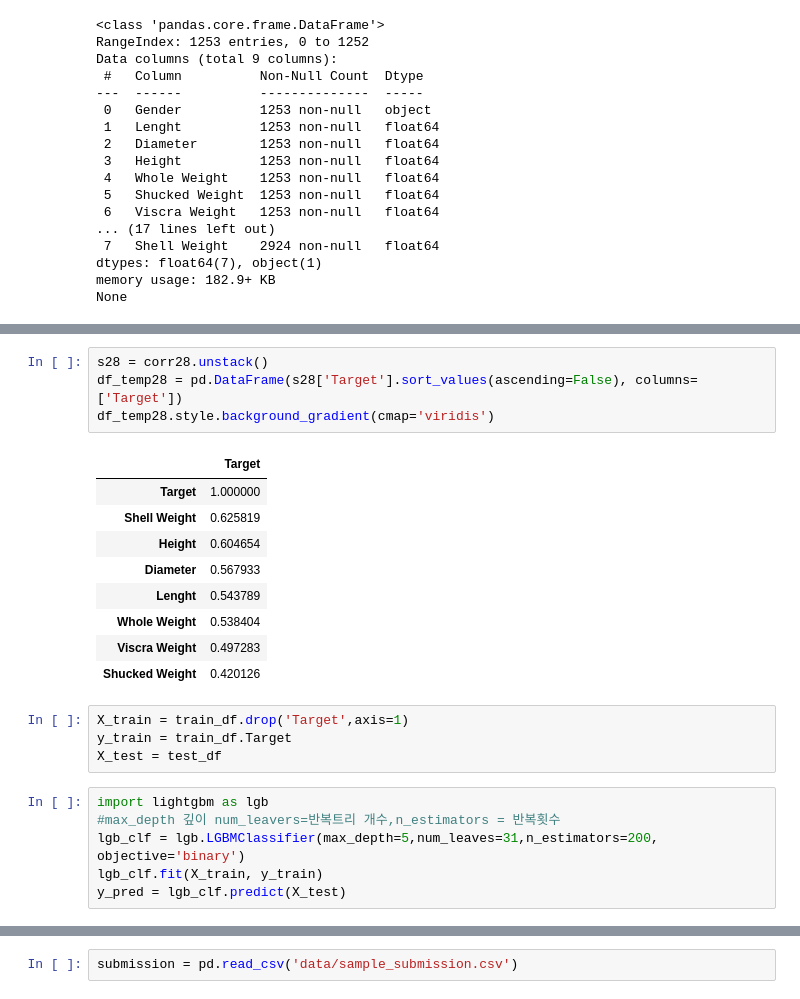
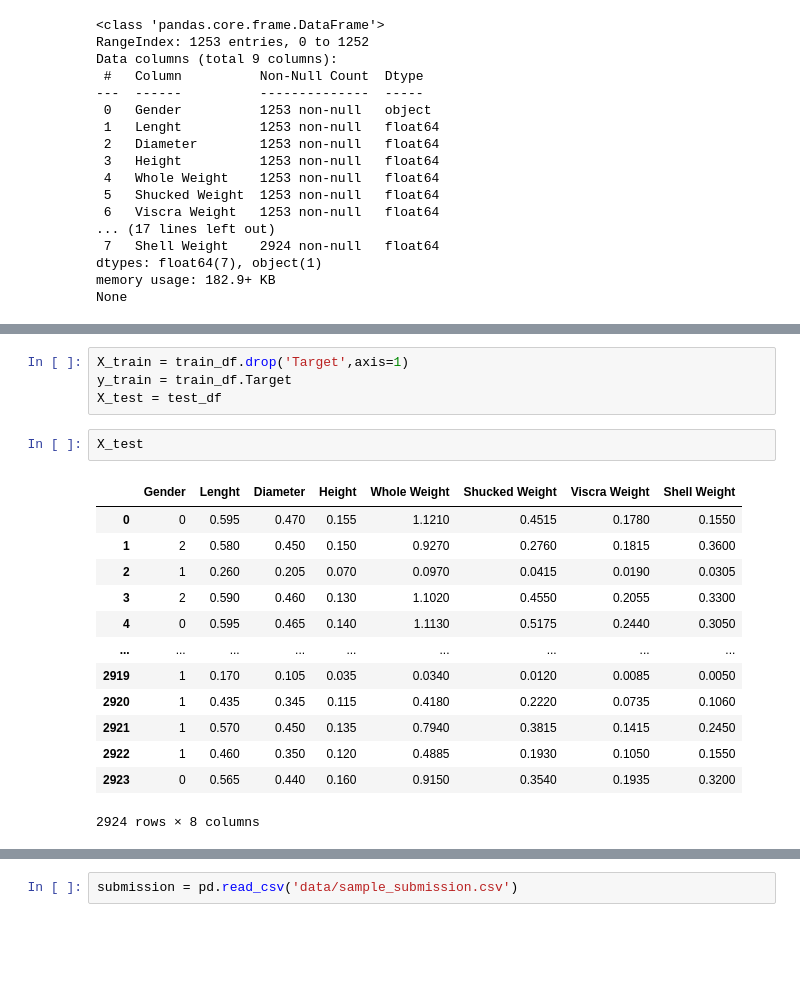
Before and after one commit to jaekwangk/openget, a Jupyter notebook: python/2022.03.23/혼자한거.ipynb, the cells around one changed output, grey strips where cells are left out. Cells and saved outputs as stored; diff of their text form; blank space fills up the shorter version.

```diff
--- a/python/2022.03.23/혼자한거.ipynb
+++ b/python/2022.03.23/혼자한거.ipynb
@@ -165,24 +95,20 @@ Text(0.5, 1.0, 'Correlation between features')
-# %%
-s28 = corr28.unstack()
-df_temp28 = pd.DataFrame(s28['Target'].sort_values(ascending=False), columns=['Target'])
-df_temp28.style.background_gradient(cmap='viridis')
-# %% [output]
-|  | Target |
-| Target | 1.000000 |
-| Shell Weight | 0.625819 |
-| Height | 0.604654 |
-| Diameter | 0.567933 |
-| Lenght | 0.543789 |
-| Whole Weight | 0.538404 |
-| Viscra Weight | 0.497283 |
-| Shucked Weight | 0.420126 |
 # %%
 X_train = train_df.drop('Target',axis=1)
 y_train = train_df.Target
 X_test = test_df
-# %%
-import lightgbm as lgb
-#max_depth 깊이 num_leavers=반복트리 개수,n_estimators = 반복횟수
-lgb_clf = lgb.LGBMClassifier(max_depth=5,num_leaves=31,n_estimators=200, objective='binary')
-lgb_clf.fit(X_train, y_train)
-y_pred = lgb_clf.predict(X_test)
+# %%
+X_test
+# %% [output]
+|  | Gender | Lenght | Diameter | Height | Whole Weight | Shucked Weight | Viscra Weight | Shell Weight |
+| 0 | 0 | 0.595 | 0.470 | 0.155 | 1.1210 | 0.4515 | 0.1780 | 0.1550 |
+| 1 | 2 | 0.580 | 0.450 | 0.150 | 0.9270 | 0.2760 | 0.1815 | 0.3600 |
+| 2 | 1 | 0.260 | 0.205 | 0.070 | 0.0970 | 0.0415 | 0.0190 | 0.0305 |
+| 3 | 2 | 0.590 | 0.460 | 0.130 | 1.1020 | 0.4550 | 0.2055 | 0.3300 |
+| 4 | 0 | 0.595 | 0.465 | 0.140 | 1.1130 | 0.5175 | 0.2440 | 0.3050 |
+| ... | ... | ... | ... | ... | ... | ... | ... | ... |
+| 2919 | 1 | 0.170 | 0.105 | 0.035 | 0.0340 | 0.0120 | 0.0085 | 0.0050 |
+| 2920 | 1 | 0.435 | 0.345 | 0.115 | 0.4180 | 0.2220 | 0.0735 | 0.1060 |
+| 2921 | 1 | 0.570 | 0.450 | 0.135 | 0.7940 | 0.3815 | 0.1415 | 0.2450 |
+| 2922 | 1 | 0.460 | 0.350 | 0.120 | 0.4885 | 0.1930 | 0.1050 | 0.1550 |
+| 2923 | 0 | 0.565 | 0.440 | 0.160 | 0.9150 | 0.3540 | 0.1935 | 0.3200 |
+2924 rows × 8 columns
```
Also changed, not shown: parts of 13 cells of this notebook, 1 other file.
